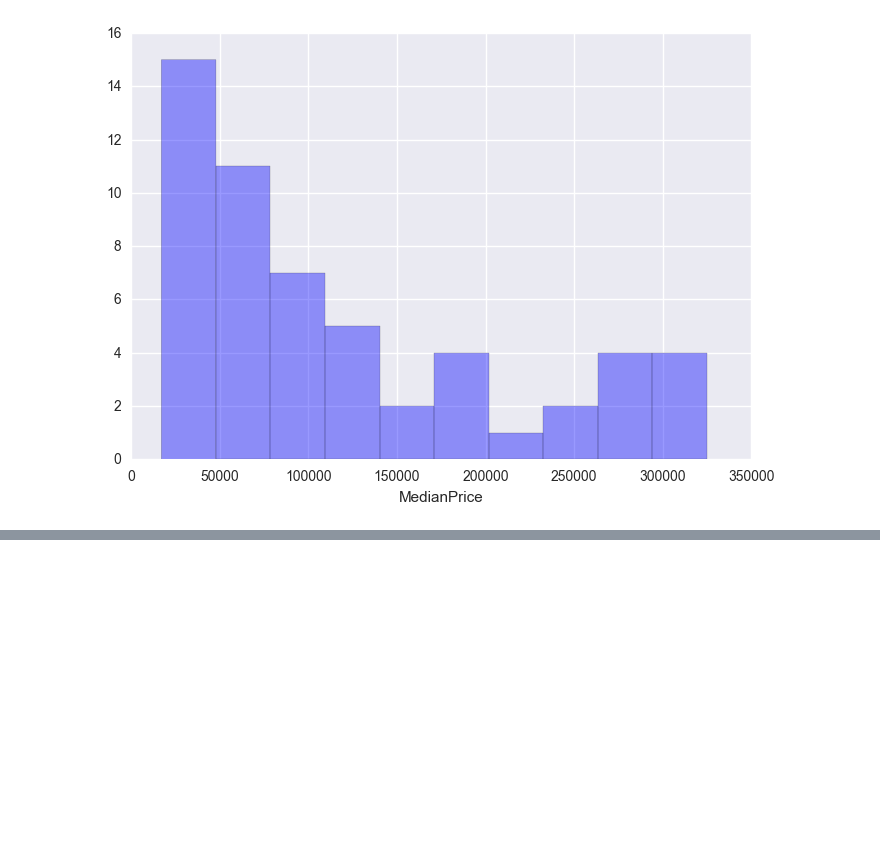
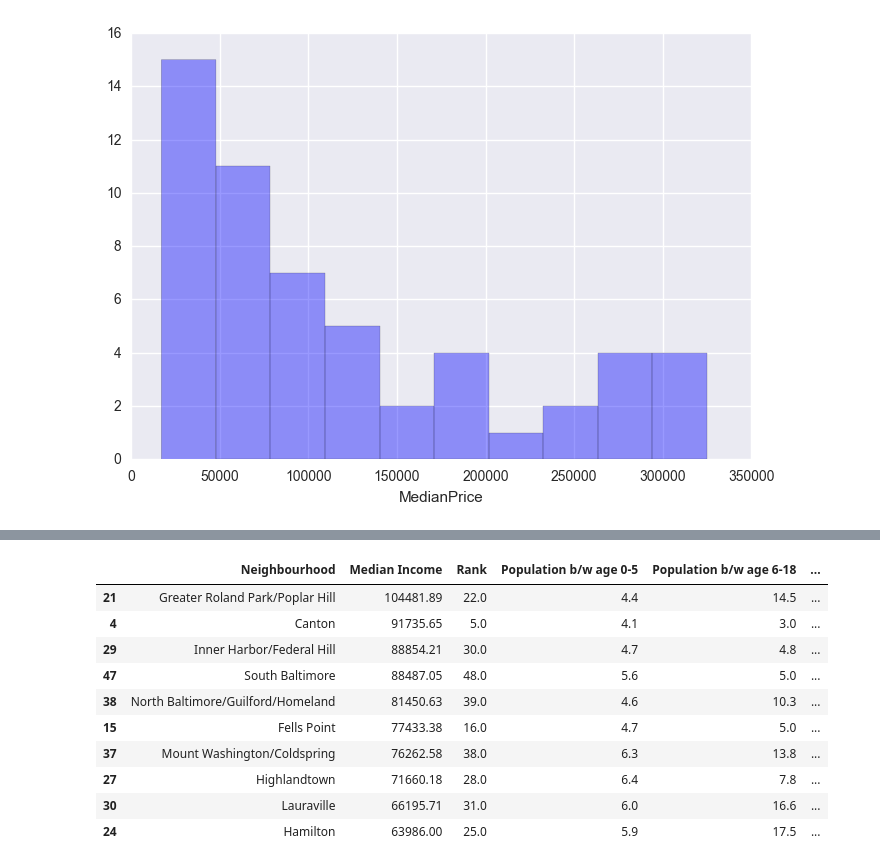
Before and after one commit to sharang17/Wrangles, a Jupyter notebook: Baltimore Notebook/Neighbourhood Rankings.ipynb, the cells around one changed output, grey strips where cells are left out. Saved outputs shown, nothing was run; the diff lists cells and outputs as text; code cells hidden in the pictures; blank space fills up the shorter version.

```diff
--- a/Baltimore Notebook/Neighbourhood Rankings.ipynb
+++ b/Baltimore Notebook/Neighbourhood Rankings.ipynb
@@ -157,0 +213,14 @@ bpl_ranked.to_csv("BPL_ranks.csv")
+# %%
+income_top10
+# %% [output]
+|  | Neighbourhood | Median Income | Rank | Population b/w age 0-5 | Population b/w age 6-18 | ... |
+| 21 | Greater Roland Park/Poplar Hill | 104481.89 | 22.0 | 4.4 | 14.5 | ... |
+| 4 | Canton | 91735.65 | 5.0 | 4.1 | 3.0 | ... |
+| 29 | Inner Harbor/Federal Hill | 88854.21 | 30.0 | 4.7 | 4.8 | ... |
+| 47 | South Baltimore | 88487.05 | 48.0 | 5.6 | 5.0 | ... |
+| 38 | North Baltimore/Guilford/Homeland | 81450.63 | 39.0 | 4.6 | 10.3 | ... |
+| 15 | Fells Point | 77433.38 | 16.0 | 4.7 | 5.0 | ... |
+| 37 | Mount Washington/Coldspring | 76262.58 | 38.0 | 6.3 | 13.8 | ... |
+| 27 | Highlandtown | 71660.18 | 28.0 | 6.4 | 7.8 | ... |
+| 30 | Lauraville | 66195.71 | 31.0 | 6.0 | 16.6 | ... |
+| 24 | Hamilton | 63986.00 | 25.0 | 5.9 | 17.5 | ... |
```
Also changed, not shown: parts of 16 cells of this notebook, 5 other files.
